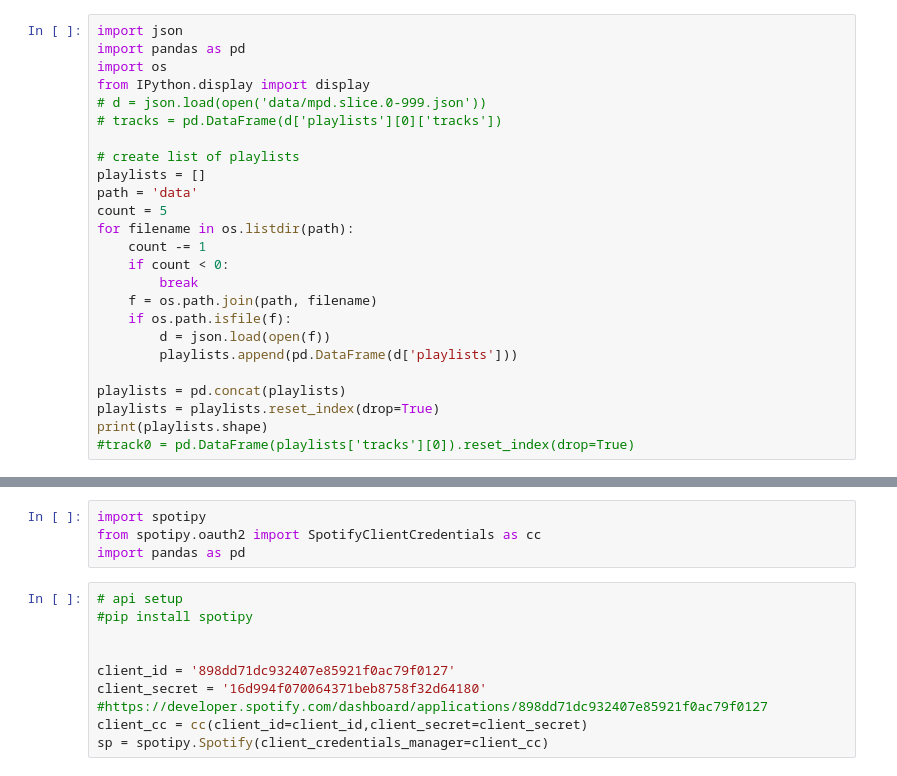
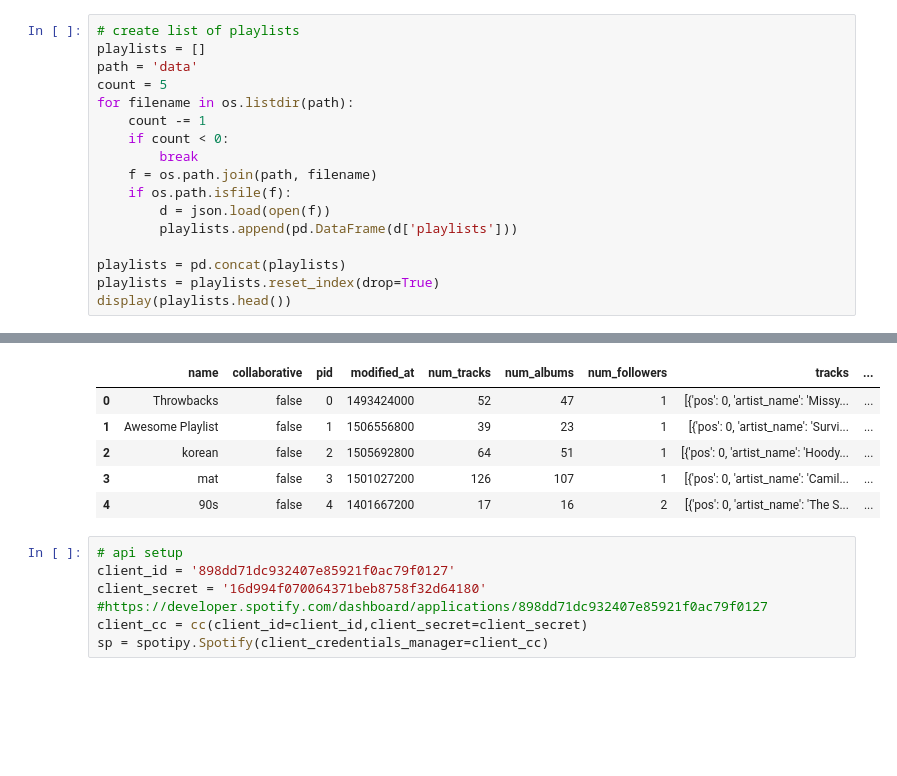
Before and after one commit to SimonasBubnys/recommender-systems, a Jupyter notebook: song_recommendation_cos_sim.ipynb, the cells around one changed output, grey strips where cells are left out. Cells and saved outputs as stored; diff of their text form; blank space fills up the shorter version.

```diff
--- a/song_recommendation_cos_sim.ipynb
+++ b/song_recommendation_cos_sim.ipynb
@@ -1,11 +19,4 @@
 # %%
-import json
-import pandas as pd
-import os
-from IPython.display import display
-# d = json.load(open('data/mpd.slice.0-999.json'))
-# tracks = pd.DataFrame(d['playlists'][0]['tracks'])
-
 # create list of playlists
 playlists = []
 path = 'data'
@@ -21,6 +32,5 @@ for filename in os.listdir(path):
 
 playlists = pd.concat(playlists)
 playlists = playlists.reset_index(drop=True)
-print(playlists.shape)
-#track0 = pd.DataFrame(playlists['tracks'][0]).reset_index(drop=True)
+display(playlists.head())
 # %% [output]
@@ -28,12 +42,11 @@ print(playlists.shape)
+|  | name | collaborative | pid | modified_at | num_tracks | num_albums | num_followers | tracks | ... |
+| 0 | Throwbacks | false | 0 | 1493424000 | 52 | 47 | 1 | [{'pos': 0, 'artist_name': 'Missy... | ... |
+| 1 | Awesome Playlist | false | 1 | 1506556800 | 39 | 23 | 1 | [{'pos': 0, 'artist_name': 'Survi... | ... |
+| 2 | korean | false | 2 | 1505692800 | 64 | 51 | 1 | [{'pos': 0, 'artist_name': 'Hoody... | ... |
+| 3 | mat | false | 3 | 1501027200 | 126 | 107 | 1 | [{'pos': 0, 'artist_name': 'Camil... | ... |
+| 4 | 90s | false | 4 | 1401667200 | 17 | 16 | 2 | [{'pos': 0, 'artist_name': 'The S... | ... |
-# %%
-import spotipy
-from spotipy.oauth2 import SpotifyClientCredentials as cc
-import pandas as pd
 # %%
 # api setup
-#pip install spotipy
-
-
 client_id = '898dd71dc932407e85921f0ac79f0127'
 client_secret = '16d994f070064371beb8758f32d64180'
 #https://developer.spotify.com/dashboard/applications/898dd71dc932407e85921f0ac79f0127
```
Also changed, not shown: parts of 11 cells of this notebook.
